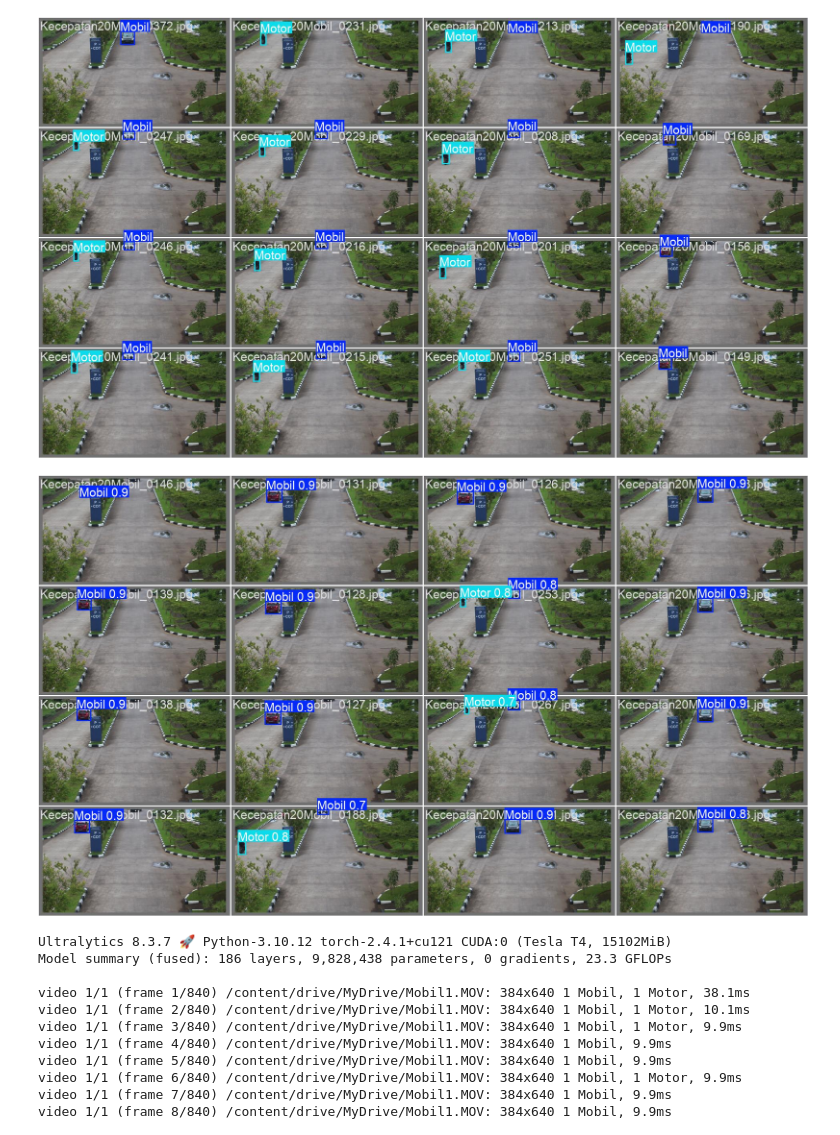
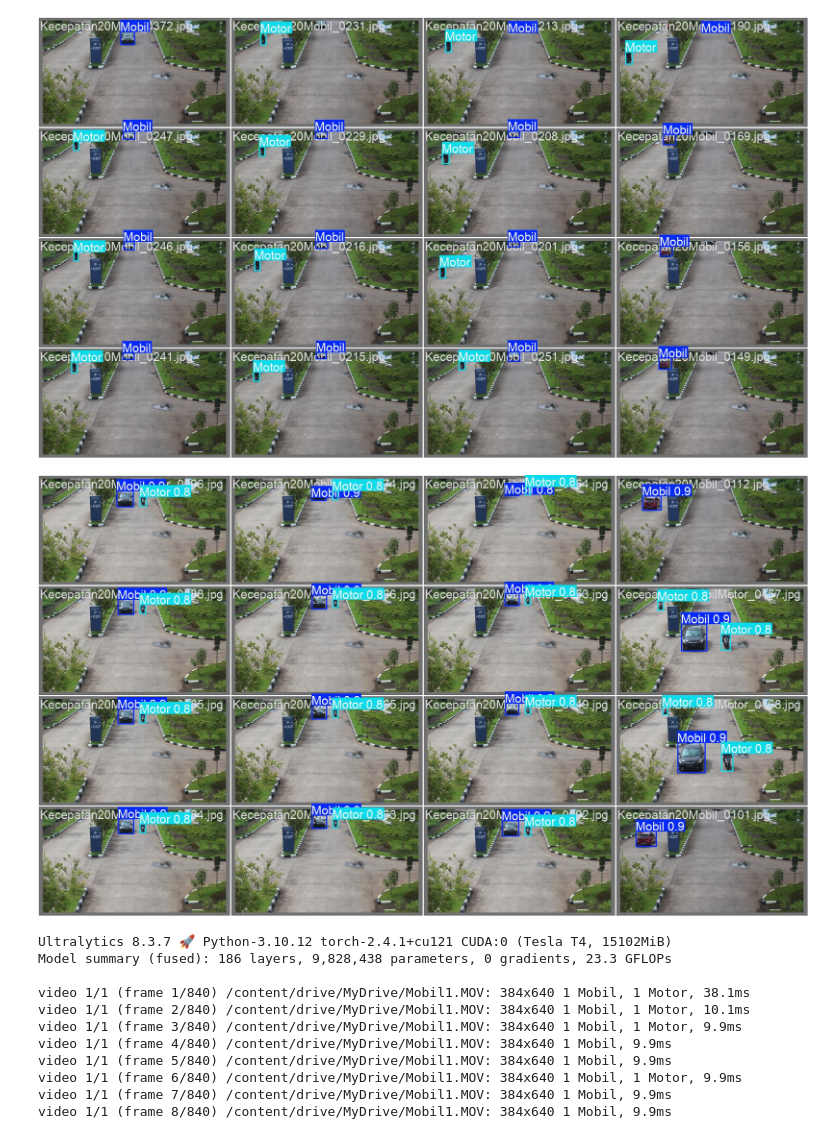
Before and after one commit to angelatungky/github, a Jupyter notebook: Copy_of_yolov8_datasetCombine.ipynb, the cells around one changed output. Cells and saved outputs as stored; diff of their text form; code cells hidden in the pictures.

```diff
--- a/Copy_of_yolov8_datasetCombine.ipynb
+++ b/Copy_of_yolov8_datasetCombine.ipynb
@@ -111,9 +111,9 @@ display(Image(filename='/content/drive/MyDrive/Yolo v8/runs/detect/train7/val_ba
 # %% [output]
 [figure]
 # %%
-display(Image(filename='/content/drive/MyDrive/Yolo v8/runs/detect/train7/val_batch1_pred.jpg'))
+display(Image(filename='/content/runs/detect/train2/val_batch1_pred.jpg'))
 # %% [output]
-[figure, old version]
+[figure, new version]
 # %%
 !yolo task=detect mode=predict model=/content/drive/MyDrive/best.pt source="/content/drive/MyDrive/Mobil1.MOV" save=True
 # %% [output]
```
Also changed, not shown: parts of 9 cells of this notebook.
